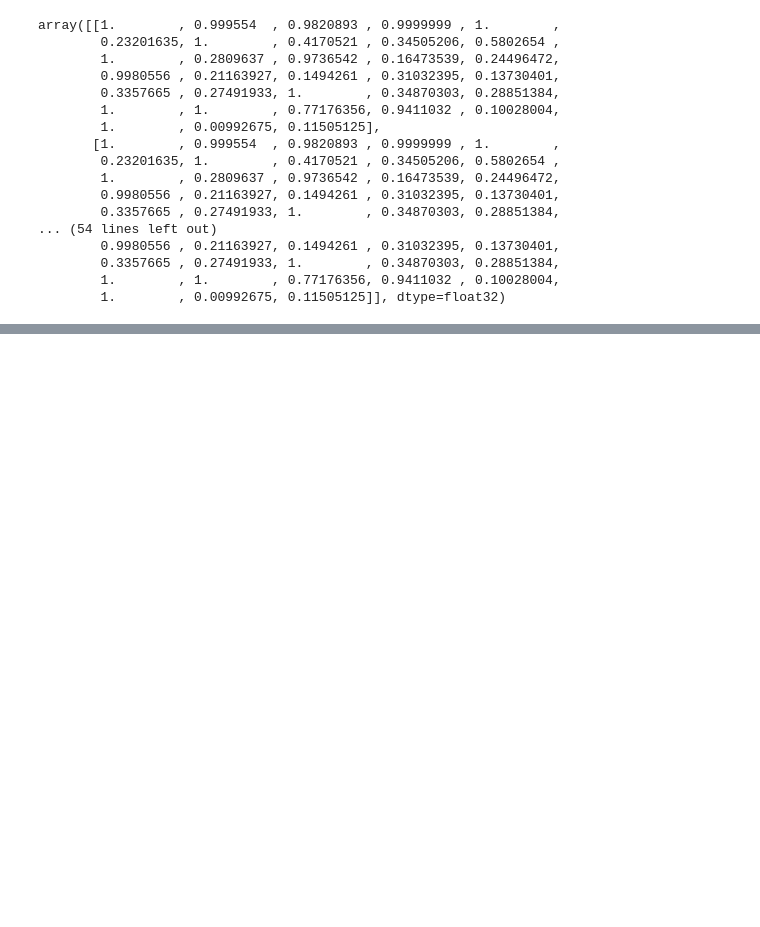
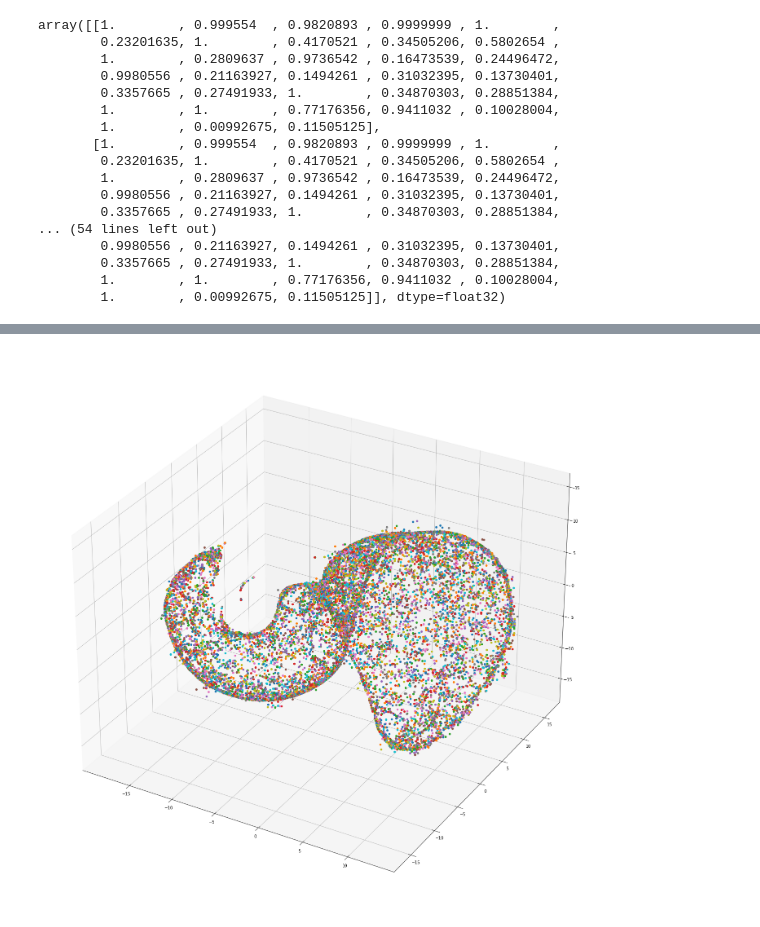
Before and after one commit to D1ffic00lt/dano-olympiad-final-stage, a Jupyter notebook: d1ffic00lt/model.ipynb, the cells around one changed output, grey strips where cells are left out. Saved outputs shown, nothing was run; the diff lists cells and outputs as text; code cells hidden in the pictures; blank space fills up the shorter version.

```diff
--- a/d1ffic00lt/model.ipynb
+++ b/d1ffic00lt/model.ipynb
@@ -179,6 +218,16 @@ MemoryError: Unable to allocate 1.00 GiB for an array with shape (8947, 15000) a
 # %%
 x_axis = transformed[:, 0]
 y_axis = transformed[:, 1]
+z_axis = transformed[:, 2]
+# %%
+fig = plt.figure(figsize=(25, 25))
+ax = fig.add_subplot(projection='3d')
+for x, y, z in zip(x_axis, y_axis, z_axis):
+    ax.scatter(x, y, z)
+plt.savefig(f"figure/TSNE25x25_3d.png", transparent=True)
+plt.savefig(f"figure/TSNE25x25_3d_bg.png")
+# %% [output]
+[figure, added]
 # %%
 fig = plt.figure(figsize=(25, 25))
 plt.scatter(x_axis, y_axis)
```
Also changed, not shown: parts of 45 cells of this notebook, 39 other files.
